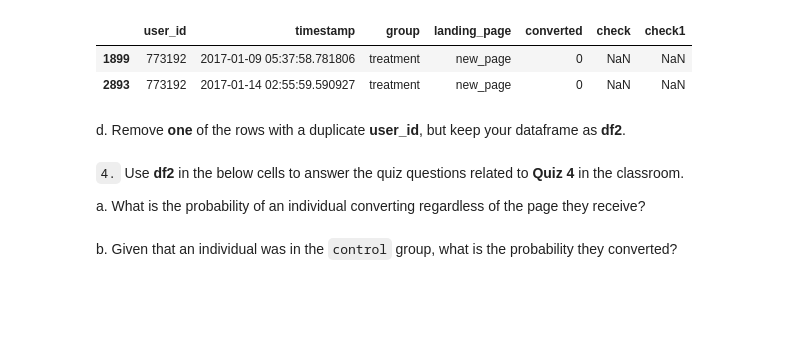
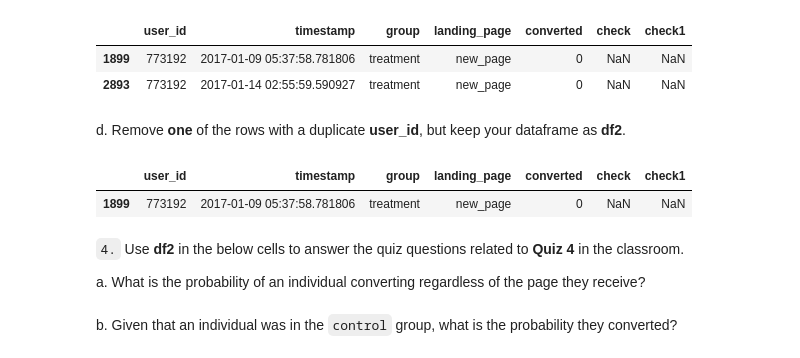
Before and after one commit to Zabamund/datasci-nano, a Jupyter notebook: AnalyzeABTest/Analyze_ab_test_results_notebook.ipynb, the cells around one changed output. Saved outputs shown, nothing was run; the diff lists cells and outputs as text; code cells hidden in the pictures; blank space fills up the shorter version.

```diff
--- a/AnalyzeABTest/Analyze_ab_test_results_notebook.ipynb
+++ b/AnalyzeABTest/Analyze_ab_test_results_notebook.ipynb
@@ -147,6 +147,12 @@ df.loc[df['user_id'] == 773192]
 | 2893 | 773192 | 2017-01-14 02:55:59.590927 | treatment | new_page | 0 | NaN | NaN |
 # %% [markdown]
 d. Remove **one** of the rows with a duplicate **user_id**, but keep your dataframe as **df2**.
+# %%
+df2 = df.drop(df[(df.user_id == 773192) & (df.timestamp == '2017-01-14 02:55:59.590927')].index, inplace=True)
+df.loc[df['user_id'] == 773192]
+# %% [output]
+|  | user_id | timestamp | group | landing_page | converted | check | check1 |
+| 1899 | 773192 | 2017-01-09 05:37:58.781806 | treatment | new_page | 0 | NaN | NaN |
 # %% [markdown]
 `4.` Use **df2** in the below cells to answer the quiz questions related to **Quiz 4** in the classroom.
 
```
